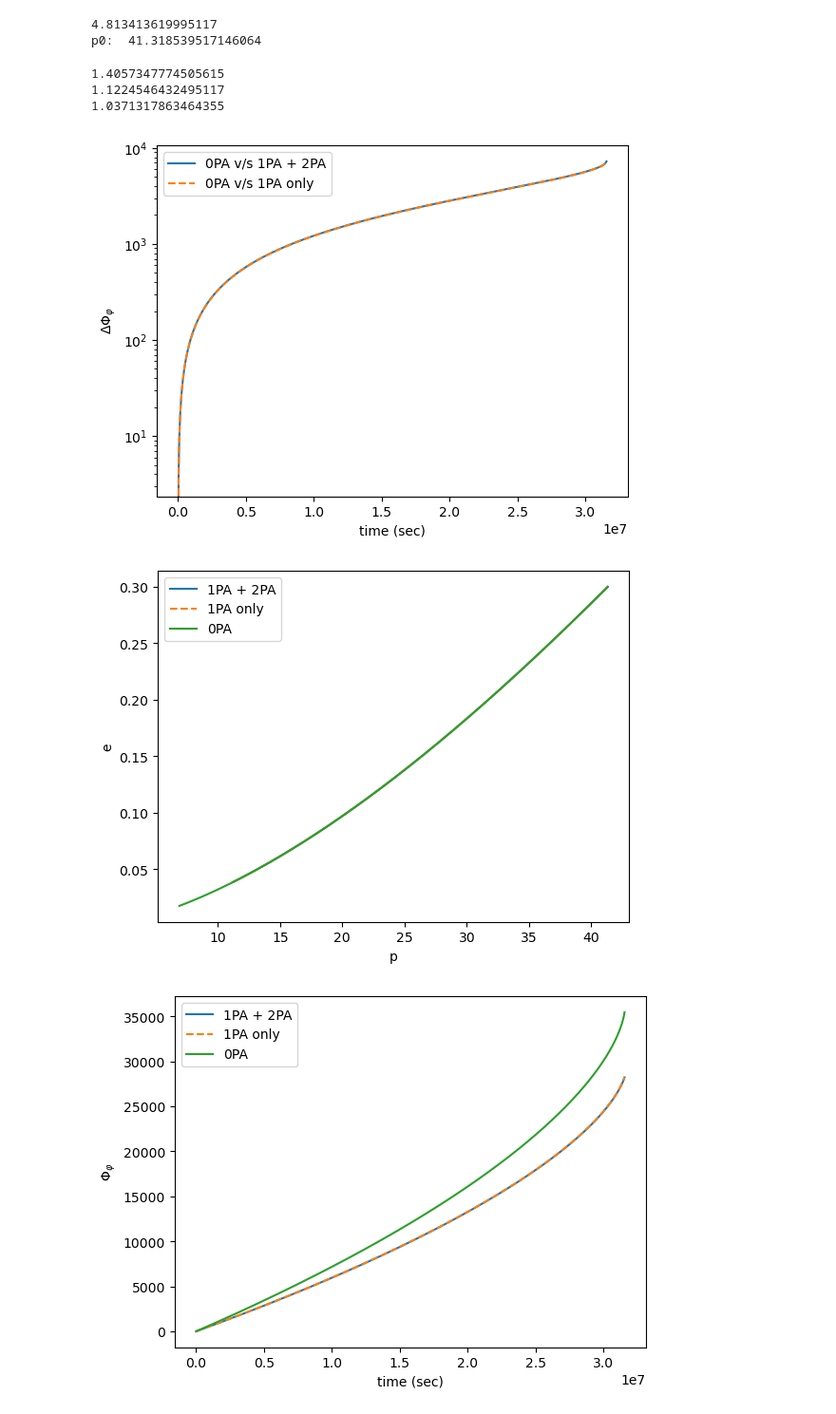
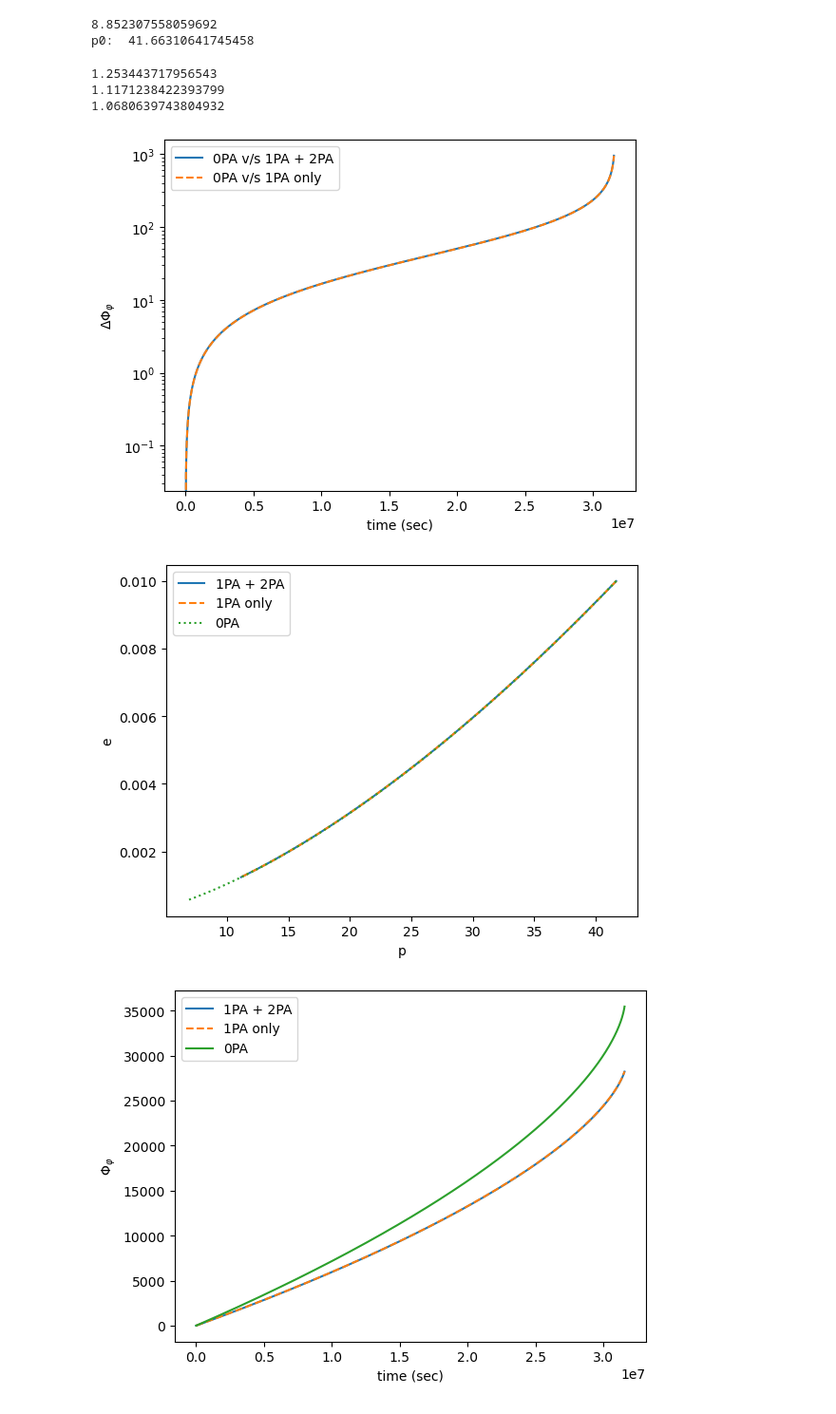
Before and after one commit to perturber/SuperKludgeIndie, a Jupyter notebook: SuperKludgeEqEcc_PaperFiles/general_examples/SuperKludge_example_IMRI.ipynb, the cells around one changed output. Shown at 95% size. Cells and saved outputs as stored; diff of their text form; code cells hidden in the pictures.

```diff
--- a/SuperKludgeEqEcc_PaperFiles/general_examples/SuperKludge_example_IMRI.ipynb
+++ b/SuperKludgeEqEcc_PaperFiles/general_examples/SuperKludge_example_IMRI.ipynb
@@ -65,7 +65,7 @@ else:
 m1 = 1e6
 m2 = 1e4
 a = 0.9
-e0 = 0.3
+e0 = 0.01
 Y0 = 1.0
 dist = 1.0
 qS = np.pi/3
@@ -88,8 +88,8 @@ print(time.time() - start)
 p0 = get_p_at_t(traj_module=SK_traj, t_out=T, traj_args=[m1, m2, a, e0, Y0]) + 0.1 #near plunge EMRI
 print('p0: ', p0)
 # %% [output]
-4.813413619995117
-p0:  41.318539517146064
+8.852307558059692
+p0:  41.66310641745458
 # %%
 #sparse trajectories prone to spline errors, denser trajectories give a more accurate picture of dephasings.
 
@@ -127,39 +127,39 @@ evolve_primary = False
 evolve_2PA = False
 add_args = [chi2, evolve_1PA, evolve_primary, evolve_2PA]
 t3, p3, e3, x3, pp3, pt3, pr3, _, _ = SK_traj(m1, m2, a, p0, e0, Y0, *add_args, Phi_phi0=Phi_phi0, Phi_theta0=Phi_theta0, Phi_r0=Phi_r0, T=T, dt=dt, max_step_size=max_step_size)
 print(time.time() - start)
 
 min_t1_t2 = min(t2[-1],t1[-1])
 max_t1_t2 = max(t2[0],t1[0])
 
 t = np.linspace(max(t3[0],max_t1_t2),min(t3[-1],min_t1_t2),1000)
 pp1 = CubicSpline(t1,pp1)(t)
 pp2 = CubicSpline(t2,pp2)(t)
 pp3 = CubicSpline(t3,pp3)(t)
 
 plt.plot(t,np.abs(pp3-pp1),label='0PA v/s 1PA + 2PA')
 plt.plot(t,np.abs(pp3-pp2),linestyle='--',label='0PA v/s 1PA only')
 plt.xlabel('time (sec)')
 plt.ylabel(r'$\Delta\Phi_{\varphi}$')
 plt.yscale('log')
 plt.legend()
 plt.savefig(f'phase_diff_SK_vs_KerrEccFlux_m1_{m1}_m2_{m2}.png',transparent=False)
 plt.show()
 
 plt.plot(p1,e1,label='1PA + 2PA')
 plt.plot(p2,e2,linestyle='--',label='1PA only')
-plt.plot(p3,e3,label='0PA')
+plt.plot(p3,e3,linestyle=':',label='0PA')
 plt.xlabel('p')
 plt.ylabel('e')
 plt.legend()
 plt.savefig(f'p_vs_e_m1_{m1}_m2_{m2}.png',transparent=False)
 plt.show()
 # %% [output]
-1.4057347774505615
-1.1224546432495117
-1.0371317863464355
+1.253443717956543
+1.1171238422393799
+1.0680639743804932
-[figure, old version]
+[figure, new version]
-[figure, old version]
+[figure, new version]
 # %%
 plt.plot(t,pp1,label='1PA + 2PA')
 plt.plot(t,pp2,linestyle='--',label='1PA only')
```
Also changed, not shown: 9 other files.
